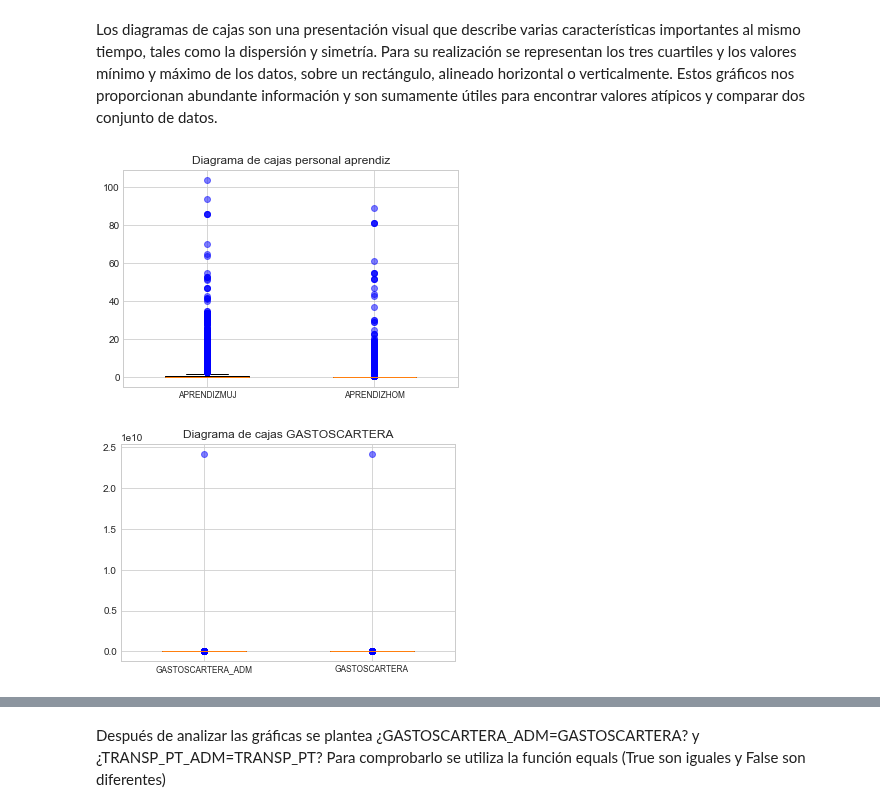
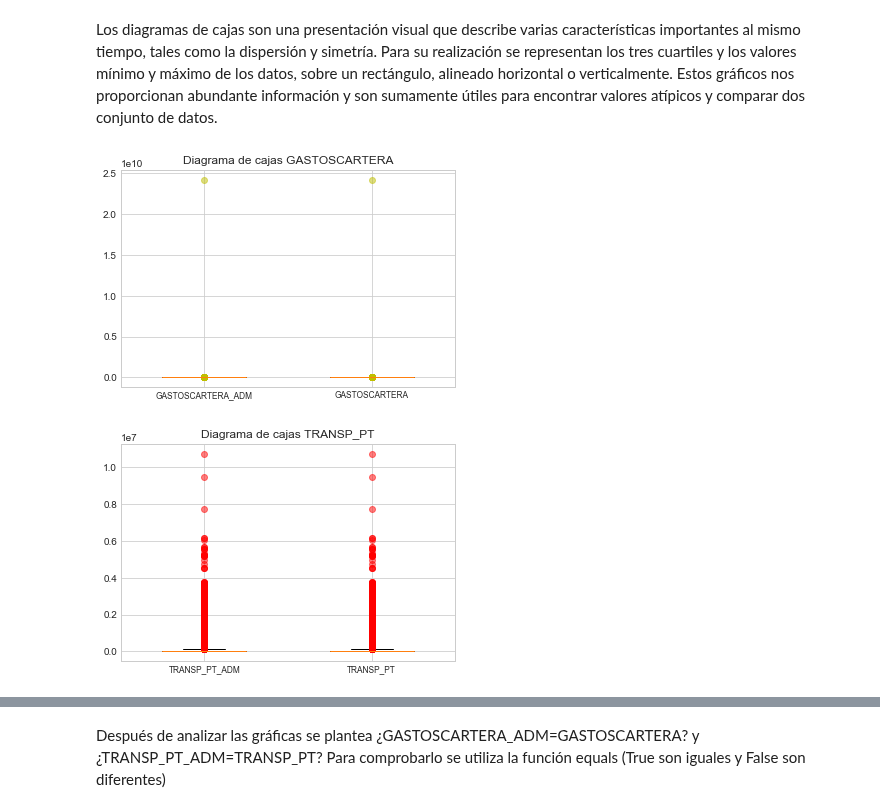
Before and after one commit to KatherinAcosta/Proyecto2018, a Jupyter notebook: 2. Análisis exploratorio de datos.ipynb, the cells around one changed output, grey strips where cells are left out. Drawn from its saved outputs; the diff is of its cells as text; code cells hidden in the pictures.

```diff
--- a/2. Análisis exploratorio de datos.ipynb
+++ b/2. Análisis exploratorio de datos.ipynb
@@ -150,24 +30,26 @@ b.savefig("RESULTADOSFINANCIEROS.png") #Guarda la imagen como png
 # %% [markdown]
 Los diagramas de cajas son una presentación visual que describe varias características importantes al mismo tiempo, tales como la dispersión y simetría. Para su realización se representan los tres cuartiles y los valores mínimo y máximo de los datos, sobre un rectángulo, alineado horizontal o verticalmente. Estos gráficos nos proporcionan abundante información y son sumamente útiles para encontrar valores atípicos y comparar dos conjunto de datos.
 # %%
-k=plt.boxplot([total.APRENDIZMUJ,total.APRENDIZHOM],sym="b+",widths=0.5,whis=1.5)
-plt.xticks([1,2],["APRENDIZMUJ","APRENDIZHOM"],size="small")
-plt.title("Diagrama de cajas personal aprendiz");
+k=plt.boxplot([total.GASTOSCARTERA_ADM,total.GASTOSCARTERA],sym="y+",widths=0.5,whis=1.5)
+plt.xticks([1,2],["GASTOSCARTERA_ADM","GASTOSCARTERA"],size="small")
+plt.title("Diagrama de cajas GASTOSCARTERA");
 
 # visualizar mas fácil los atípicos
 for flier in k['fliers']:
-    flier.set(marker='o', color='blue', alpha=0.5)   # los puntos aislados son valores atípicos
+    flier.set(marker='o', color='yellow', alpha=0.5)   # los puntos aislados son valores atípicos
 
-plt.savefig("Diagrama de cajas personal aprendiz.png")
+plt.savefig("Diagrama de cajas GASTOS CARTERA.png")
 # %% [output]
-[figure, old version]
+[figure, new version]
 # %%
-k=plt.boxplot([total.GASTOSCARTERA_ADM,total.GASTOSCARTERA],sym="b+",widths=0.5,whis=1.5)
-plt.xticks([1,2],["GASTOSCARTERA_ADM","GASTOSCARTERA"],size="small")
-plt.title("Diagrama de cajas GASTOSCARTERA");
+k=plt.boxplot([total.TRANSP_PT_ADM,total.TRANSP_PT],sym="r+",widths=0.5,whis=1.5)
+plt.xticks([1,2],["TRANSP_PT_ADM","TRANSP_PT"],size="small")
+plt.title("Diagrama de cajas TRANSP_PT");
 
 # visualizar mas fácil los atípicos
 for flier in k['fliers']:
-    flier.set(marker='o', color='blue', alpha=0.5)   # los puntos aislados son valores atípicos
+    flier.set(marker='o', color='red', alpha=0.5)   # los puntos aislados son valores atípicos
+
+plt.savefig("Diagrama de cajas Transporte Producto Terminado.png")
 # %% [output]
-[figure, old version]
+[figure, new version]
```
Also changed, not shown: parts of 39 cells of this notebook.
